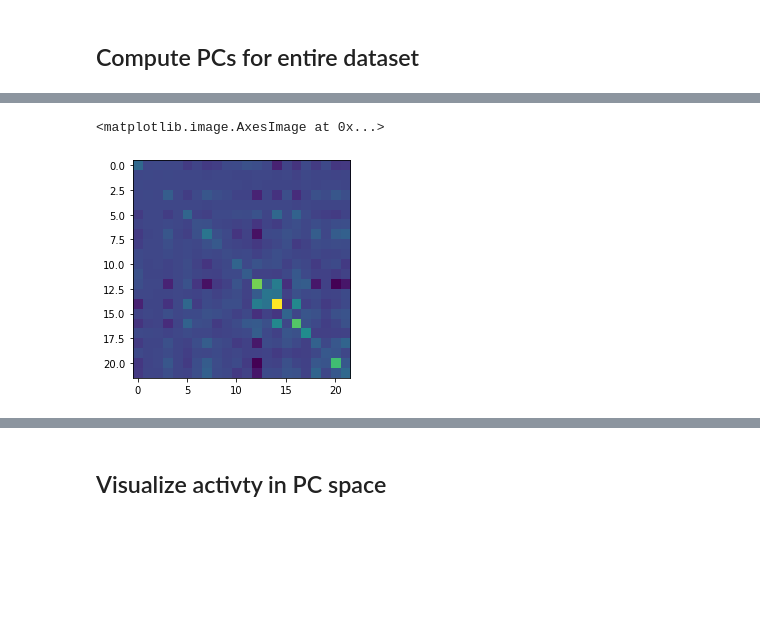
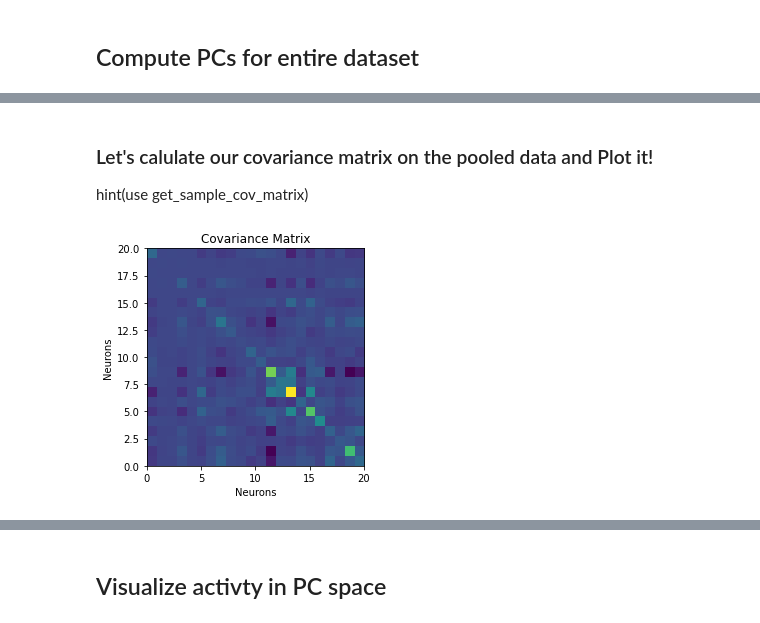
Before and after one commit to svdavid/NEUS642, a Jupyter notebook: notebooks/week7_02-15_PCA/week7_PCA_base.ipynb, the cells around one changed output, grey strips where cells are left out. Cells and saved outputs as stored; diff of their text form; code cells hidden in the pictures; blank space fills up the shorter version.

```diff
--- a/notebooks/week7_02-15_PCA/week7_PCA_base.ipynb
+++ b/notebooks/week7_02-15_PCA/week7_PCA_base.ipynb
@@ -772,7 +796,13 @@ plt.legend()
+# %% [markdown]
+### Let's calulate our covariance matrix on the pooled data and Plot it!
+hint(use get_sample_cov_matrix)
 # %%
+#Answer
 # Calculate the sample covariance matrix
 cov_matrix = get_sample_cov_matrix(spikes_all)
-plt.imshow(cov_matrix)
+plt.imshow(cov_matrix,extent=[0,20,0,20],aspect=1)
+plt.xlabel('Neurons');
+plt.ylabel('Neurons');
+plt.title('Covariance Matrix');
 # %% [output]
-<matplotlib.image.AxesImage at 0x...>
-[figure, old version]
+[figure, new version]
```
Also changed, not shown: parts of 59 cells of this notebook.
